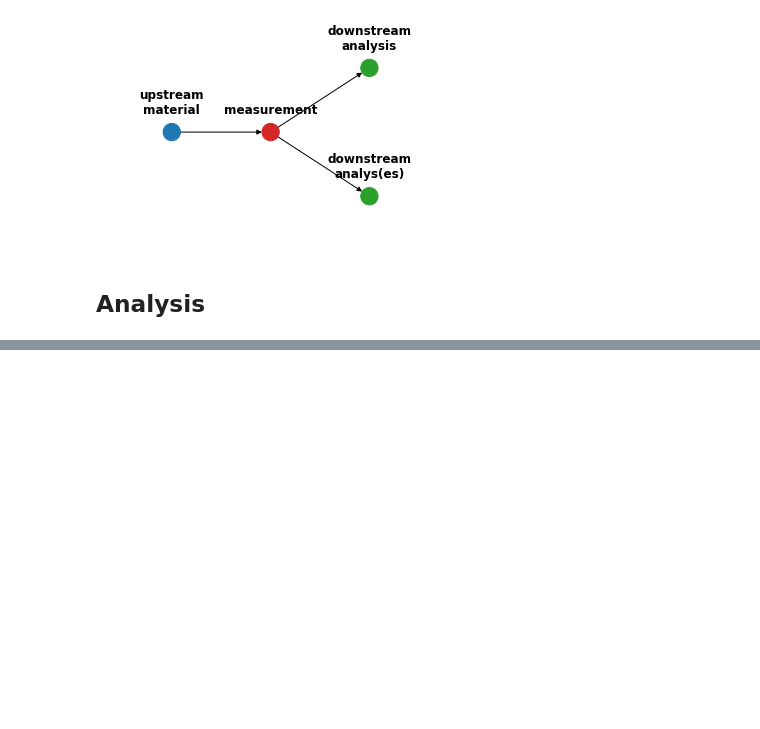
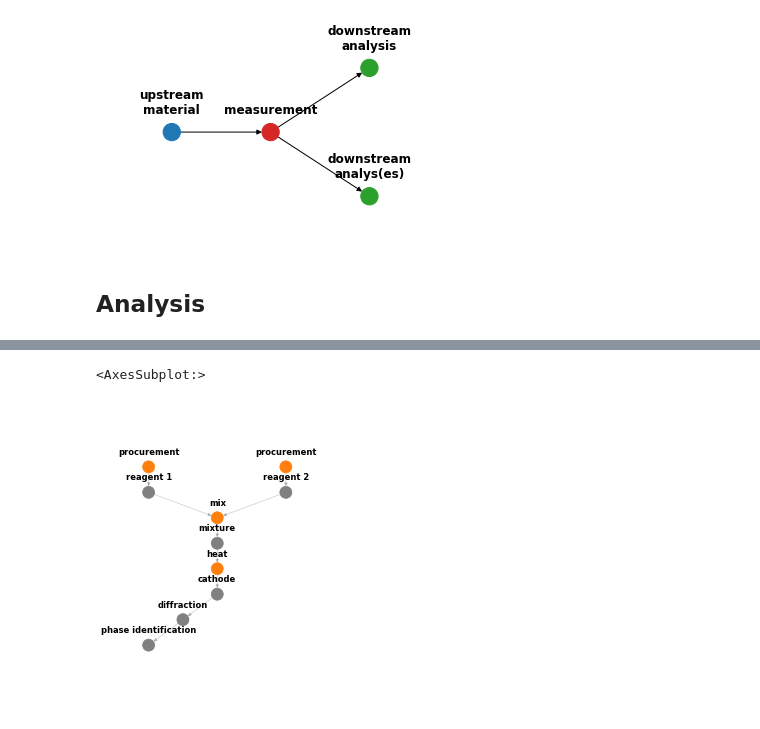
Before and after one commit to rekumar/labgraph, a Jupyter notebook: docs/figures.ipynb, the cells around one changed output, grey strips where cells are left out. Cells and saved outputs as stored; diff of their text form; code cells hidden in the pictures; blank space fills up the shorter version.

```diff
--- a/docs/figures.ipynb
+++ b/docs/figures.ipynb
@@ -285,0 +398,3 @@ plt.savefig(IMGDIR/"analysis_allowed_edges.png" ,bbox_inches="tight")
+# %%
+positions = {}
+g = nx.DiGraph()
@@ -285,0 +415,8 @@ plt.savefig(IMGDIR/"analysis_allowed_edges.png" ,bbox_inches="tight")
+# %%
+fig, ax = plt.subplots(figsize=(6,8), dpi=50)
+# plot_example(g, positions, ax = ax)
+plot_example_actiongraph(g, positions, ax = ax)
+# plt.savefig(IMGDIR/"example_handoff.png", bbox_inches="tight")
+# %% [output]
+<AxesSubplot:>
+[figure, added]
```
Also changed, not shown: parts of 21 cells of this notebook, 11 other files.
